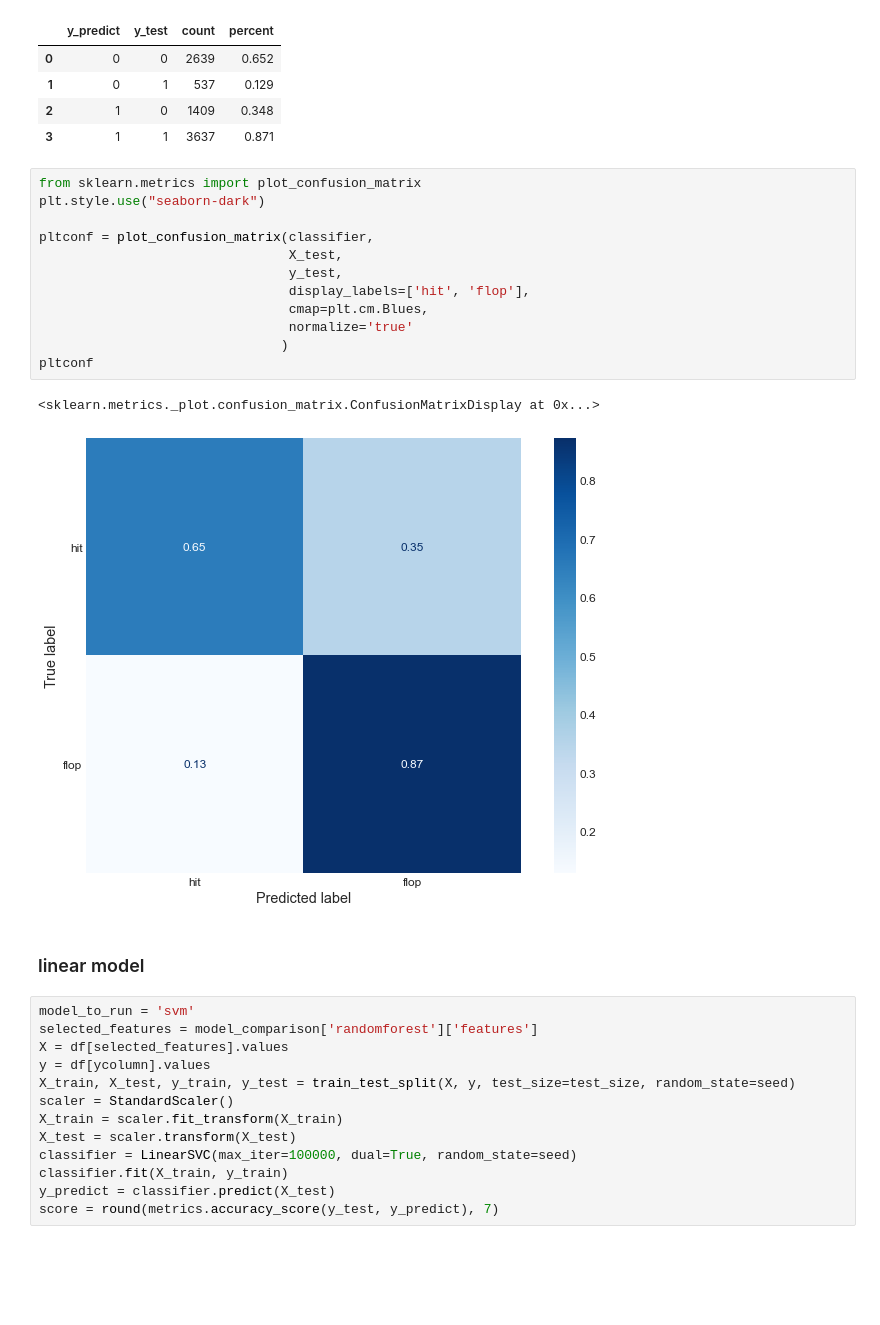
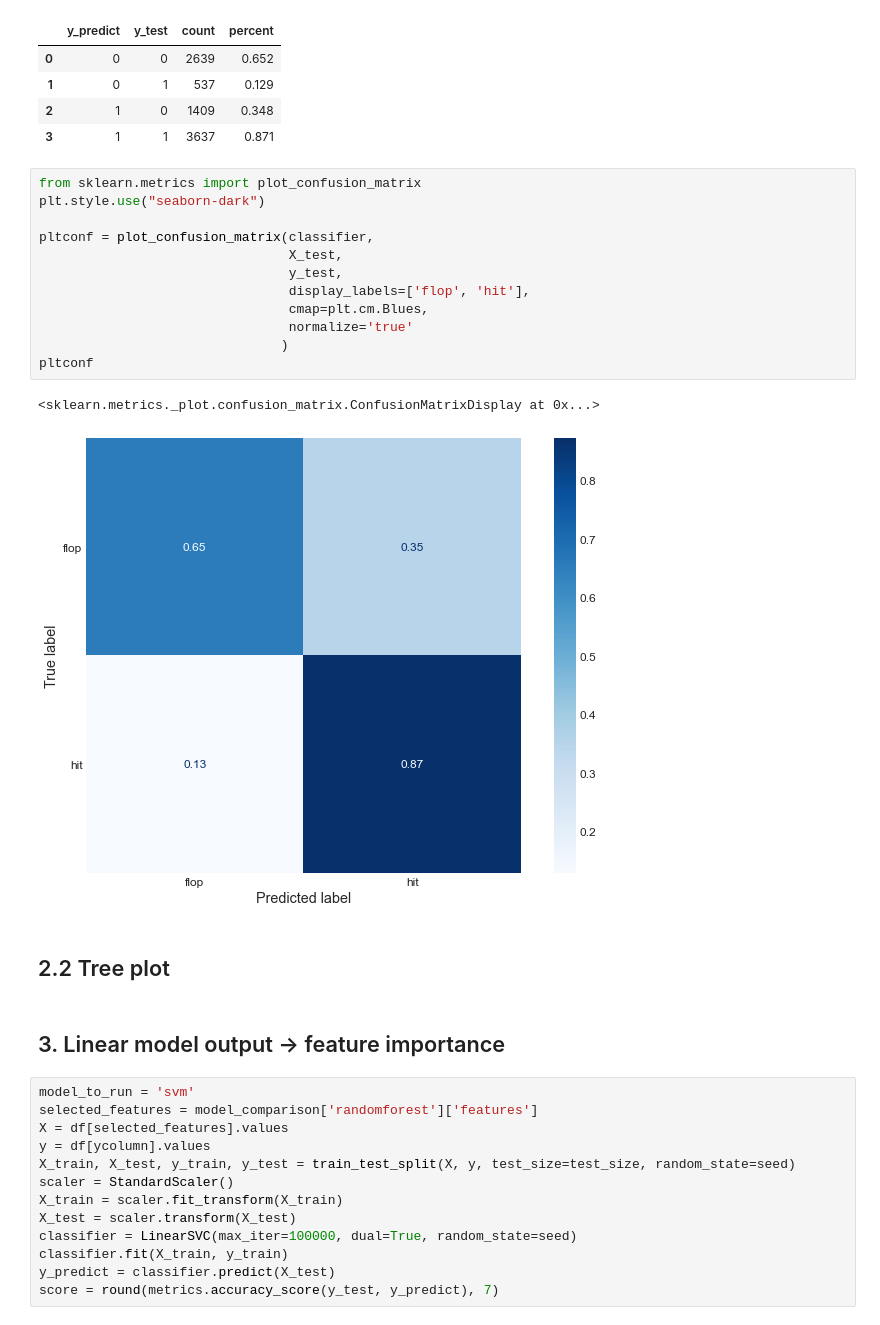
Before and after one commit to happyhil/uva-strategy-analytics, a Jupyter notebook: assignments/assignment2/model.ipynb, the cells around one changed output. Saved outputs shown, nothing was run; the diff lists cells and outputs as text; blank space fills up the shorter version.

```diff
--- a/assignments/assignment2/model.ipynb
+++ b/assignments/assignment2/model.ipynb
@@ -235,20 +249,22 @@ dfx
 # %%
 from sklearn.metrics import plot_confusion_matrix
 plt.style.use("seaborn-dark")
 
 pltconf = plot_confusion_matrix(classifier,
                                 X_test,
                                 y_test,
-                                display_labels=['hit', 'flop'],
+                                display_labels=['flop', 'hit'],
                                 cmap=plt.cm.Blues,
                                 normalize='true'
                                )
 pltconf
 # %% [output]
 <sklearn.metrics._plot.confusion_matrix.ConfusionMatrixDisplay at 0x...>
-[figure, old version]
+[figure, new version]
-# %% [markdown]
-### linear model
+# %% [markdown]
+## 2.2 Tree plot
+# %% [markdown]
+## 3. Linear model output -> feature importance
 # %%
 model_to_run = 'svm'
 selected_features = model_comparison['randomforest']['features']
```
Also changed, not shown: parts of 13 cells of this notebook.
